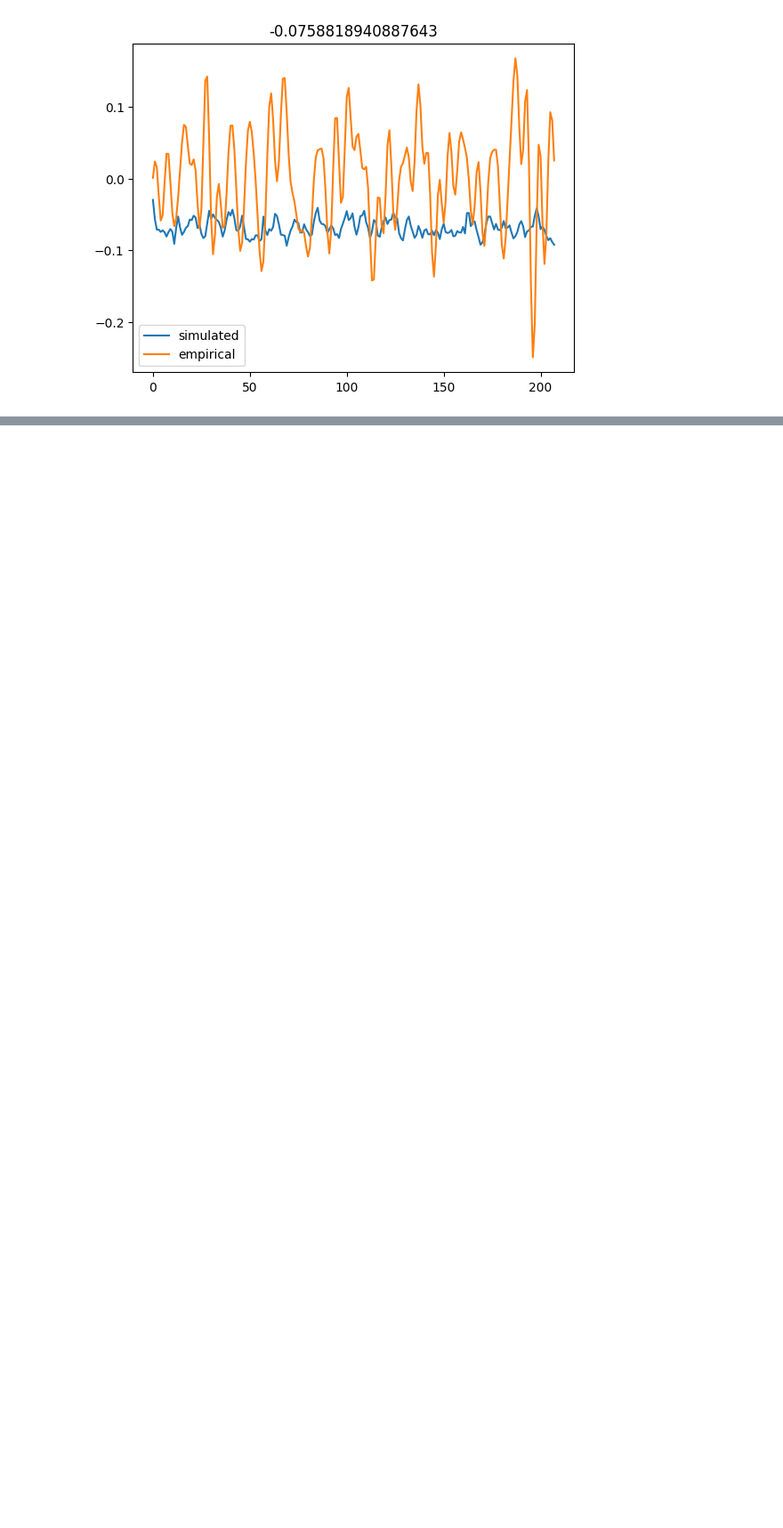
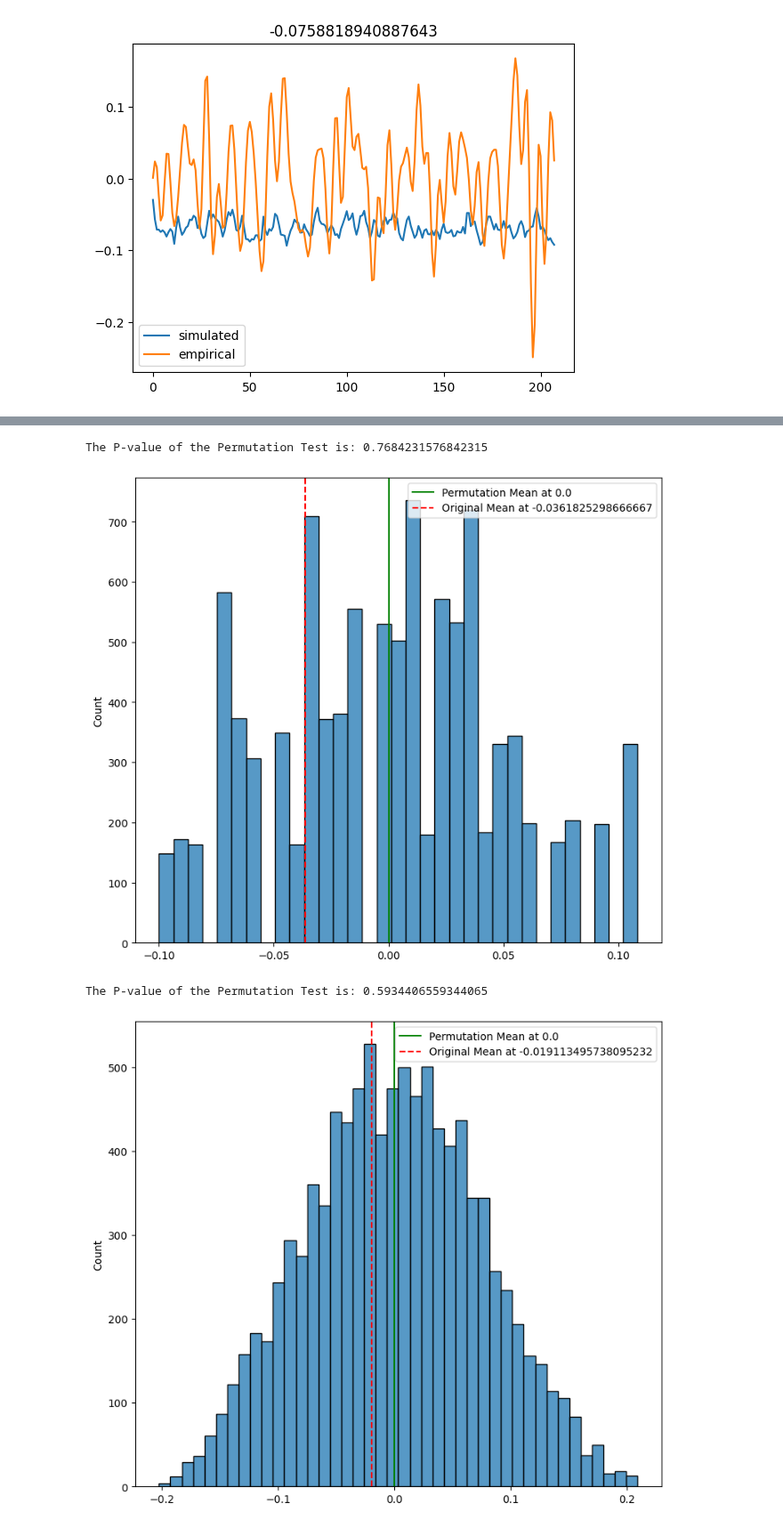
Before and after one commit to yilewang/tvbdemos, a Jupyter notebook: clinical_conversion/local_inhibition_fitting.ipynb, the cells around one changed output, grey strips where cells are left out. Shown at 89% size. Saved outputs shown, nothing was run; the diff lists cells and outputs as text; code cells hidden in the pictures; blank space fills up the shorter version.

```diff
--- a/clinical_conversion/local_inhibition_fitting.ipynb
+++ b/clinical_conversion/local_inhibition_fitting.ipynb
@@ -20,7 +21,7 @@ from sklearn import preprocessing
 4. visualize the results
 # %%
 base_dir = "/Users/yilewang/Downloads/"
-data_dir = pjoin(base_dir, "local_inhibition")
+data_dir = pjoin(base_dir, "local_inhibition_fc_0.001_0.1")
 
 eFC_dir = "/Users/yilewang/workspaces/data4project/lateralization/ts_fmri/fmri_AAL_16"
 
@@ -41,9 +42,9 @@ def FC_fitting(group, caseid, K21, dir):
     # calculate the correlation coefficienv
     # s_fc_vec_nor = preprocessing.normalize(np.array(s_fc_vec).reshape(-1,1))[:,0]
     # e_fc_vec_nor = preprocessing.normalize(np.array(e_fc_vec).reshape(-1,1))[:,0]
-    corr = np.corrcoef(s_fc_vec, e_fc_vec)[0,1]
+    corr, p_value = scipy.stats.pearsonr(s_fc_vec, e_fc_vec)
     # iterate then I can have a plot for inidividuals.
-    return corr
+    return corr, p_value
 # %%
 # read mega data
 mega_data = pd.read_excel('/Users/yilewang/workspaces/data4project/mega_table.xlsx', sheet_name='tvb_parameters')
@@ -125,0 +201,15 @@ plt.show()
+# %%
+# permutation test, import tvbtools from /Users/yilewang/workspaces/tvbtools
+import sys
+sys.path.append('/Users/yilewang/workspaces')
+from tvbtools.tools.statools import permutation_test
+groups = ['SNC', 'NC', 'MCI', 'AD']
+
+
+for i in groups:
+    permutation_test(new_local.loc[(new_local["group"] == i) & (new_local["parameters"] == "go"), "highest_corr"], new_local.loc[(new_local["group"] == i) & (new_local["parameters"] == "go_K21"), "highest_corr"], 10000,True)
+# %% [output]
+The P-value of the Permutation Test is: 0.7684231576842315
+[figure, added]
+The P-value of the Permutation Test is: 0.5934406559344065
+[figure, added]
```
Also changed, not shown: parts of 11 cells of this notebook, 17 other files.
